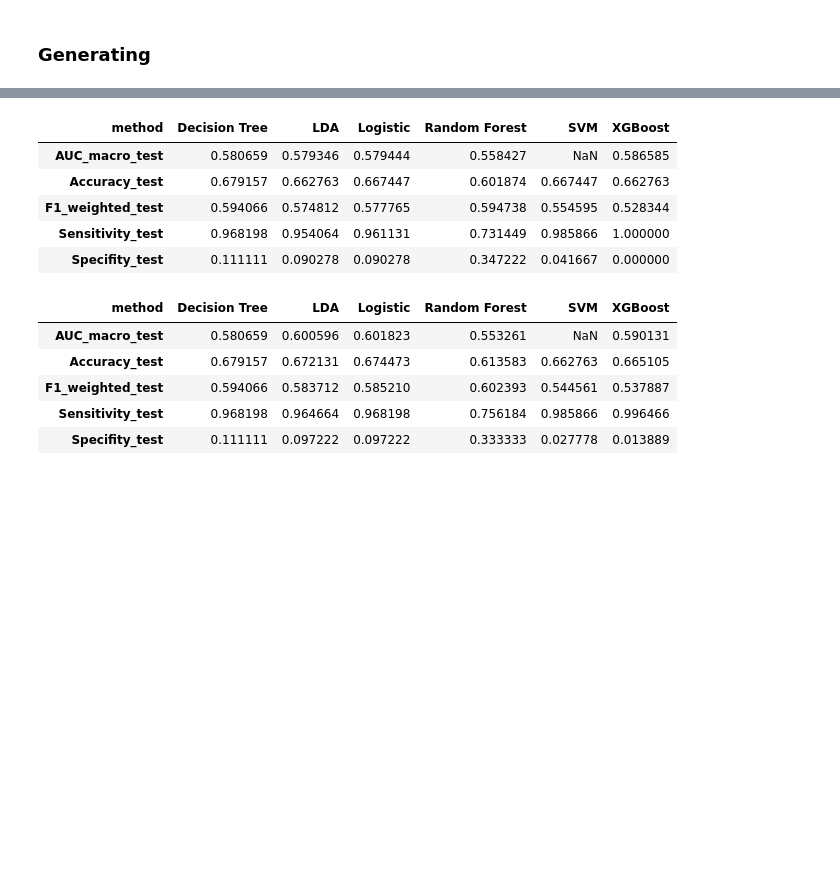
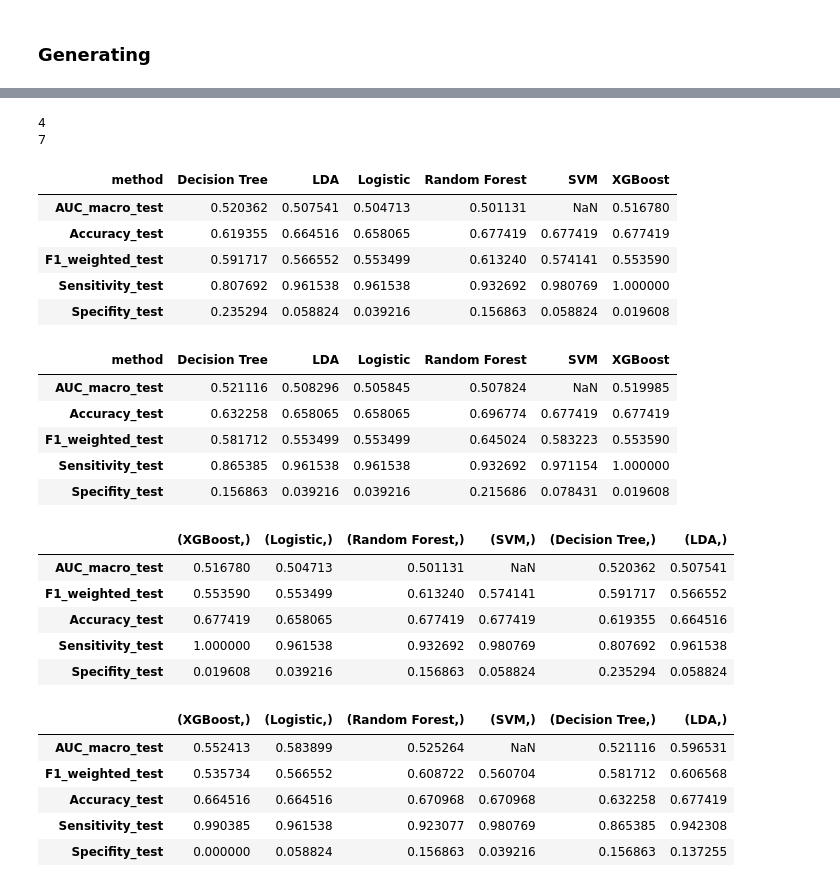
Before and after one commit to Zhengh-honghui/abortion_run, a Jupyter notebook: teset_one.ipynb, the cells around one changed output, grey strips where cells are left out. Cells and saved outputs as stored; diff of their text form; code cells hidden in the pictures; blank space fills up the shorter version.

```diff
--- a/teset_one.ipynb
+++ b/teset_one.ipynb
@@ -664,5 +665,6 @@ pivot_benchmark_result.to_csv(".benchmark_pivot.csv")
 # %%
 for i in [4,7]:
+    print(i)
     table=benchmark_result[(benchmark_result.external==1) & (benchmark_result.num==i)].pivot_table(
         values=
         [
@@ -678,15 +680,43 @@ for i in [4,7]:
     display(table)
 # slightly different(<1%) with paper because of randomness, but the ranking among methods as well as analysis remain the same
 # %% [output]
+4
+7
 | method | Decision Tree | LDA | Logistic | Random Forest | SVM | XGBoost |
-| AUC_macro_test | 0.580659 | 0.579346 | 0.579444 | 0.558427 | NaN | 0.586585 |
-| Accuracy_test | 0.679157 | 0.662763 | 0.667447 | 0.601874 | 0.667447 | 0.662763 |
-| F1_weighted_test | 0.594066 | 0.574812 | 0.577765 | 0.594738 | 0.554595 | 0.528344 |
-| Sensitivity_test | 0.968198 | 0.954064 | 0.961131 | 0.731449 | 0.985866 | 1.000000 |
-| Specifity_test | 0.111111 | 0.090278 | 0.090278 | 0.347222 | 0.041667 | 0.000000 |
+| AUC_macro_test | 0.520362 | 0.507541 | 0.504713 | 0.501131 | NaN | 0.516780 |
+| Accuracy_test | 0.619355 | 0.664516 | 0.658065 | 0.677419 | 0.677419 | 0.677419 |
+| F1_weighted_test | 0.591717 | 0.566552 | 0.553499 | 0.613240 | 0.574141 | 0.553590 |
+| Sensitivity_test | 0.807692 | 0.961538 | 0.961538 | 0.932692 | 0.980769 | 1.000000 |
+| Specifity_test | 0.235294 | 0.058824 | 0.039216 | 0.156863 | 0.058824 | 0.019608 |
 | method | Decision Tree | LDA | Logistic | Random Forest | SVM | XGBoost |
-| AUC_macro_test | 0.580659 | 0.600596 | 0.601823 | 0.553261 | NaN | 0.590131 |
-| Accuracy_test | 0.679157 | 0.672131 | 0.674473 | 0.613583 | 0.662763 | 0.665105 |
-| F1_weighted_test | 0.594066 | 0.583712 | 0.585210 | 0.602393 | 0.544561 | 0.537887 |
-| Sensitivity_test | 0.968198 | 0.964664 | 0.968198 | 0.756184 | 0.985866 | 0.996466 |
-| Specifity_test | 0.111111 | 0.097222 | 0.097222 | 0.333333 | 0.027778 | 0.013889 |
+| AUC_macro_test | 0.521116 | 0.508296 | 0.505845 | 0.507824 | NaN | 0.519985 |
+| Accuracy_test | 0.632258 | 0.658065 | 0.658065 | 0.696774 | 0.677419 | 0.677419 |
+| F1_weighted_test | 0.581712 | 0.553499 | 0.553499 | 0.645024 | 0.583223 | 0.553590 |
+| Sensitivity_test | 0.865385 | 0.961538 | 0.961538 | 0.932692 | 0.971154 | 1.000000 |
+| Specifity_test | 0.156863 | 0.039216 | 0.039216 | 0.215686 | 0.078431 | 0.019608 |
+# %%
+for i in [4,14]:
+    table=benchmark_result[(benchmark_result.external==1) & (benchmark_result.num==i)][[
+            "AUC_macro_test",
+            "F1_weighted_test",
+            "Accuracy_test",
+            "Sensitivity_test",
+            "Specifity_test",
+        ]].T
+    table.columns = benchmark_result[(benchmark_result.external==1) & (benchmark_result.num==i)][["method"]]
+    # table.to_csv("./Table_{}.csv".format({4:4,7:3}[i]))
+    display(table)
+# slightly different(<1%) with paper because of randomness, but the ranking among methods as well as analysis remain the same
+# %% [output]
+|  | (XGBoost,) | (Logistic,) | (Random Forest,) | (SVM,) | (Decision Tree,) | (LDA,) |
+| AUC_macro_test | 0.516780 | 0.504713 | 0.501131 | NaN | 0.520362 | 0.507541 |
+| F1_weighted_test | 0.553590 | 0.553499 | 0.613240 | 0.574141 | 0.591717 | 0.566552 |
+| Accuracy_test | 0.677419 | 0.658065 | 0.677419 | 0.677419 | 0.619355 | 0.664516 |
+| Sensitivity_test | 1.000000 | 0.961538 | 0.932692 | 0.980769 | 0.807692 | 0.961538 |
+| Specifity_test | 0.019608 | 0.039216 | 0.156863 | 0.058824 | 0.235294 | 0.058824 |
+|  | (XGBoost,) | (Logistic,) | (Random Forest,) | (SVM,) | (Decision Tree,) | (LDA,) |
+| AUC_macro_test | 0.552413 | 0.583899 | 0.525264 | NaN | 0.521116 | 0.596531 |
+| F1_weighted_test | 0.535734 | 0.566552 | 0.608722 | 0.560704 | 0.581712 | 0.606568 |
+| Accuracy_test | 0.664516 | 0.664516 | 0.670968 | 0.670968 | 0.632258 | 0.677419 |
+| Sensitivity_test | 0.990385 | 0.961538 | 0.923077 | 0.980769 | 0.865385 | 0.942308 |
+| Specifity_test | 0.000000 | 0.058824 | 0.156863 | 0.039216 | 0.156863 | 0.137255 |
```
Also changed, not shown: parts of 9 cells of this notebook, 55 other files.
